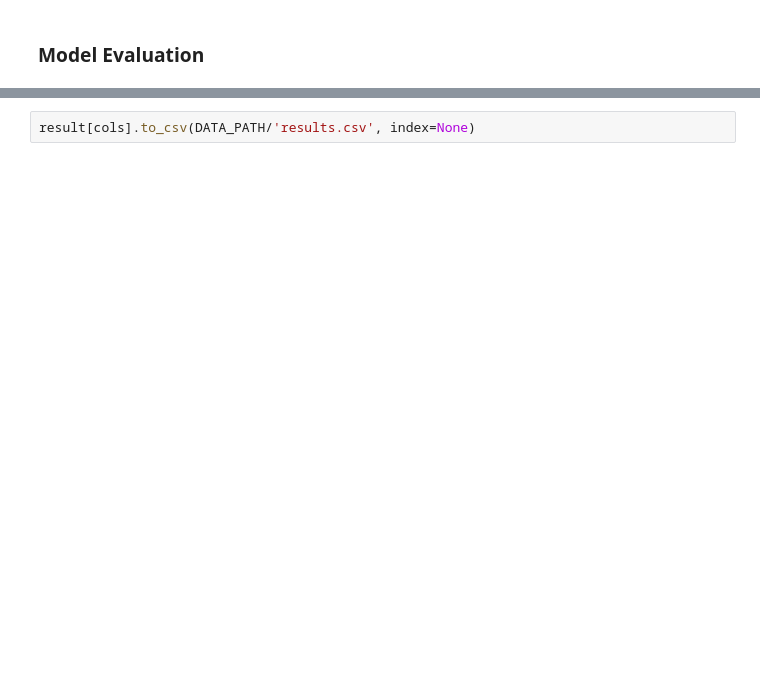
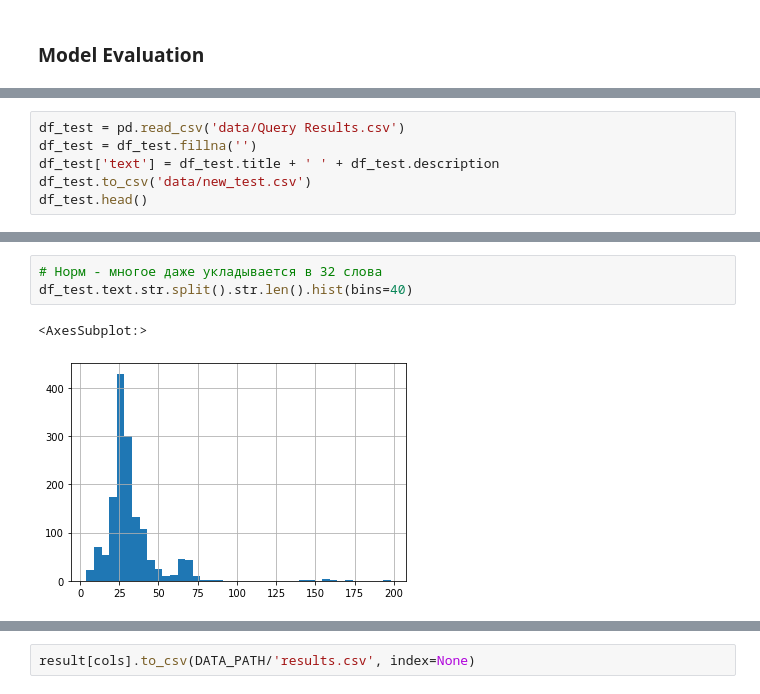
Before and after one commit to ilyalapan/vital-classify, a Jupyter notebook: bert_classification_model_with_modules.ipynb, the cells around one changed output, grey strips where cells are left out. Saved outputs shown, nothing was run; the diff lists cells and outputs as text; blank space fills up the shorter version.

```diff
--- a/bert_classification_model_with_modules.ipynb
+++ b/bert_classification_model_with_modules.ipynb
@@ -551,0 +342,6 @@ HBox(children=(IntProgress(value=0, description='Prediction Iteration', max=1250
+# %%
+df_test = pd.read_csv('data/Query Results.csv')
+df_test = df_test.fillna('')
+df_test['text'] = df_test.title + ' ' + df_test.description
+df_test.to_csv('data/new_test.csv')
+df_test.head()
@@ -551,0 +355,6 @@ HBox(children=(IntProgress(value=0, description='Prediction Iteration', max=1250
+# %%
+# Норм - многое даже укладывается в 32 слова
+df_test.text.str.split().str.len().hist(bins=40)
+# %% [output]
+<AxesSubplot:>
+[figure, added]
```
Also changed, not shown: parts of 93 cells of this notebook, 7 other files.
